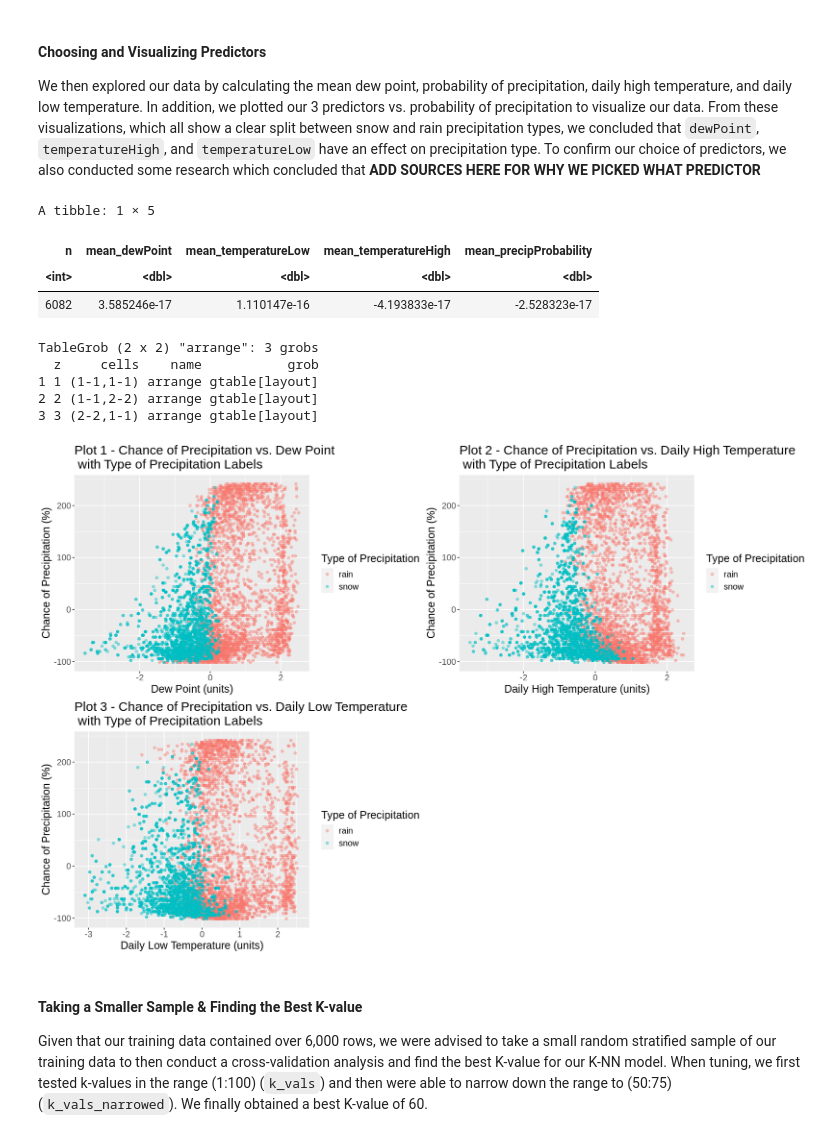
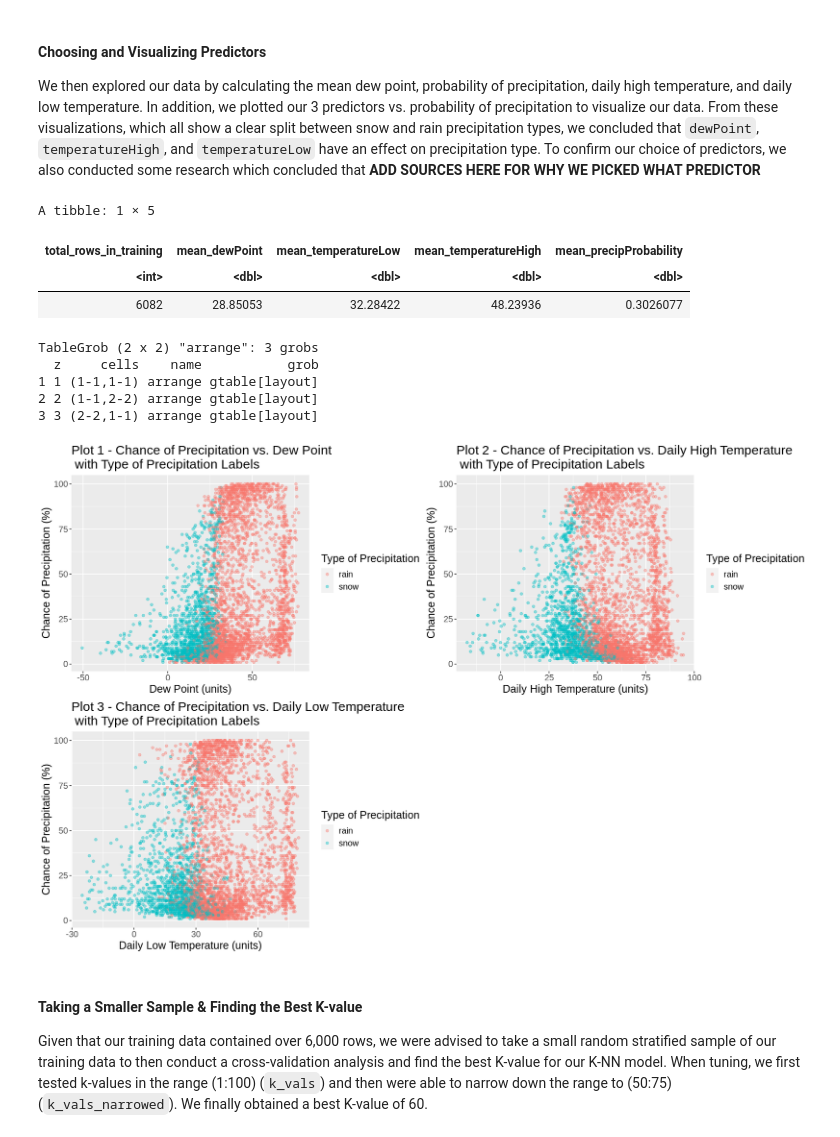
Before and after one commit to codingonapotato/dsci100_group_project_S2022, a Jupyter notebook: Final Project Report.ipynb, the cells around one changed output. Saved outputs shown, nothing was run; the diff lists cells and outputs as text; code cells hidden in the pictures.

Commit message:
Incomplete still... added changes looked over the code cells in progress of making visualization

```diff
--- a/Final Project Report.ipynb
+++ b/Final Project Report.ipynb
@@ -115,8 +97,8 @@ na_count <- weather_data_US_only %>%
 
 weather_data <- weather_data_US_only %>%
     drop_na() %>%
-    mutate(precipType = as.factor(precipType)) #dropping all NA values from the dataset and mutating precipType into a factor
-head(weather_data)
+    mutate(precipType = as.factor(precipType)) %>%
+    glimpse()#dropping all NA values from the dataset and mutating precipType into a factor
 
 unified_tibble <- slice(count, 1) %>%
                     mutate(number_of_missing_values = na_count) %>%
@@ -166,9 +147,9 @@ data_proportions <-  tibble(proportion_of_total_in_training = (nrow(weather_trai
 data_proportions # To formally show the percentage of the tidy dataset that went into the training and testing datasets
 
 weather_upsampling_recipe <- recipe(precipType ~ dewPoint + temperatureLow + temperatureHigh + precipProbability, data = weather_training) %>%
-    step_upsample(precipType, over_ratio = 1, skip = FALSE) %>%
-    step_scale(all_predictors()) %>%
-    step_center(all_predictors())
+    step_upsample(precipType, over_ratio = 1, skip = FALSE)
+#     step_scale(all_predictors()) %>%
+#     step_center(all_predictors())
 
 weather_train_upsampled <- weather_upsampling_recipe %>%
                             prep() %>%
@@ -207,7 +183,7 @@ weather_train_means <- weather_train_upsampled %>%
                                   mean_temperatureHigh = temperatureHigh,
                                   mean_temperatureLow = temperatureLow) #computed means for across all columns
 
-weather_train_total <- tibble(n = nrow(weather_train_upsampled)) #total number of rows for training data
+weather_train_total <- tibble(total_rows_in_training = nrow(weather_train_upsampled)) #total number of rows for training data
 
 weather_train_aggregate <- weather_train_total %>%
                                 bind_cols(weather_train_means) #aggregated summary tables for the training data
@@ -216,42 +192,42 @@ weather_train_aggregate
 # possibly use the means as a MEANS (haha) to justify scaling the data? (i mean other than the fact that its standard practice for k-nn)
 
 options(repr.plot.width = 15, repr.plot.height = 10)
-plot1 <- weather_train_upsampled %>%
+plot1 <- weather_training %>%
                         mutate(precipProbability = precipProbability*100) %>%
                         ggplot(aes(x = dewPoint, y = precipProbability)) +
                         geom_point(aes(colour = precipType), alpha = 0.4) +
                         labs(x = "Dew Point (units)", y = "Chance of Precipitation (%)", colour = "Type of Precipitation") +
                         theme(text = element_text(size = 15)) +
                         ggtitle("Plot 1 - Chance of Precipitation vs. Dew Point \n with Type of Precipitation Labels")
 
-plot2 <- weather_train_upsampled %>%
+plot2 <- weather_training %>%
                         mutate(precipProbability = precipProbability*100) %>%
                         ggplot(aes(x = temperatureHigh, y = precipProbability)) +
                         geom_point(aes(colour = precipType), alpha = 0.4) +
                         labs(x = "Daily High Temperature (units)", y = "Chance of Precipitation (%)", colour = "Type of Precipitation") +
                         theme(text = element_text(size = 15)) +
                         ggtitle("Plot 2 - Chance of Precipitation vs. Daily High Temperature \n with Type of Precipitation Labels")
-plot3 <- weather_train_upsampled %>%
+plot3 <- weather_training %>%
                         mutate(precipProbability = precipProbability*100) %>%
                         ggplot(aes(x = temperatureLow, y = precipProbability)) +
                         geom_point(aes(colour = precipType), alpha = 0.4) +
                         labs(x = "Daily Low Temperature (units)", y = "Chance of Precipitation (%)", colour = "Type of Precipitation") +
                         theme(text = element_text(size = 15)) +
                         ggtitle("Plot 3 - Chance of Precipitation vs. Daily Low Temperature \n with Type of Precipitation Labels")
 
 plots_together <- grid.arrange(plot1, plot2, plot3, ncol = 2)
 plots_together
 # %% [output]
 A tibble: 1 × 5
-| n | mean_dewPoint | mean_temperatureLow | mean_temperatureHigh | mean_precipProbability |
+| total_rows_in_training | mean_dewPoint | mean_temperatureLow | mean_temperatureHigh | mean_precipProbability |
 | <int> | <dbl> | <dbl> | <dbl> | <dbl> |
-| 6082 | 3.585246e-17 | 1.110147e-16 | -4.193833e-17 | -2.528323e-17 |
+| 6082 | 28.85053 | 32.28422 | 48.23936 | 0.3026077 |
 TableGrob (2 x 2) "arrange": 3 grobs
   z     cells    name           grob
 1 1 (1-1,1-1) arrange gtable[layout]
 2 2 (1-1,2-2) arrange gtable[layout]
 3 3 (2-2,1-1) arrange gtable[layout]
-[figure, old version]
+[figure, new version]
 # %% [markdown]
 #### Taking a Smaller Sample & Finding the Best K-value
 
```
Also changed, not shown: parts of 8 cells of this notebook.
